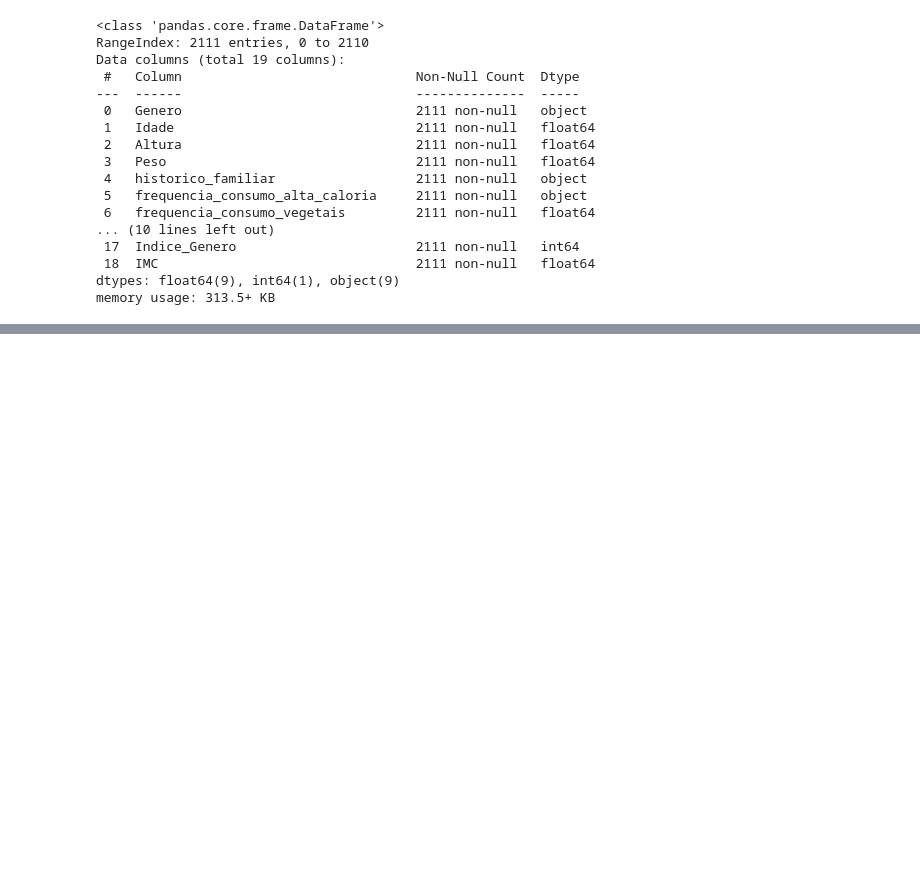
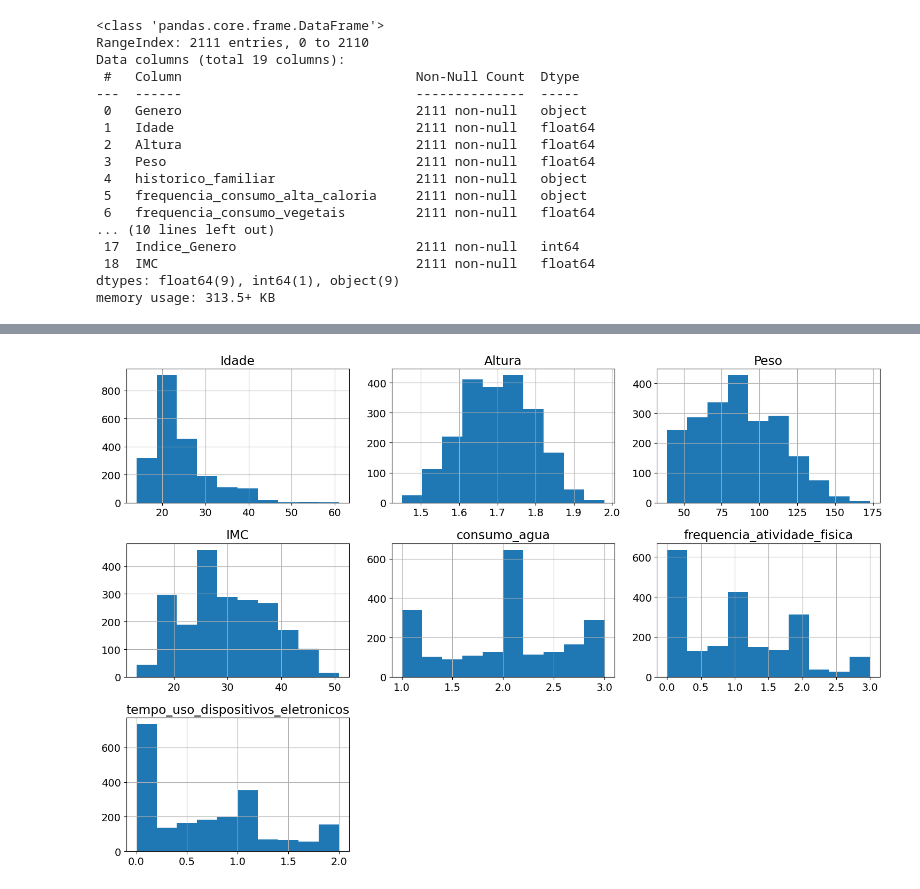
Before and after one commit to LuFeMa33/PosTech_DataVizProductModels, a Jupyter notebook: analise.ipynb, the cells around one changed output, grey strips where cells are left out. Drawn from its saved outputs; the diff is of its cells as text; code cells hidden in the pictures; blank space fills up the shorter version.

```diff
--- a/analise.ipynb
+++ b/analise.ipynb
@@ -155,0 +343,17 @@ memory usage: 313.5+ KB
+# %%
+colunas = [
+    'Idade',
+    'Altura',
+    'Peso',
+    'IMC',
+    'consumo_agua',
+    'frequencia_atividade_fisica',
+    'tempo_uso_dispositivos_eletronicos'
+]
+
+df_obesidade[colunas].hist(figsize=(15,10))
+
+plt.tight_layout()
+plt.show()
+# %% [output]
+[figure, added]
```
Also changed, not shown: parts of 98 cells of this notebook.
